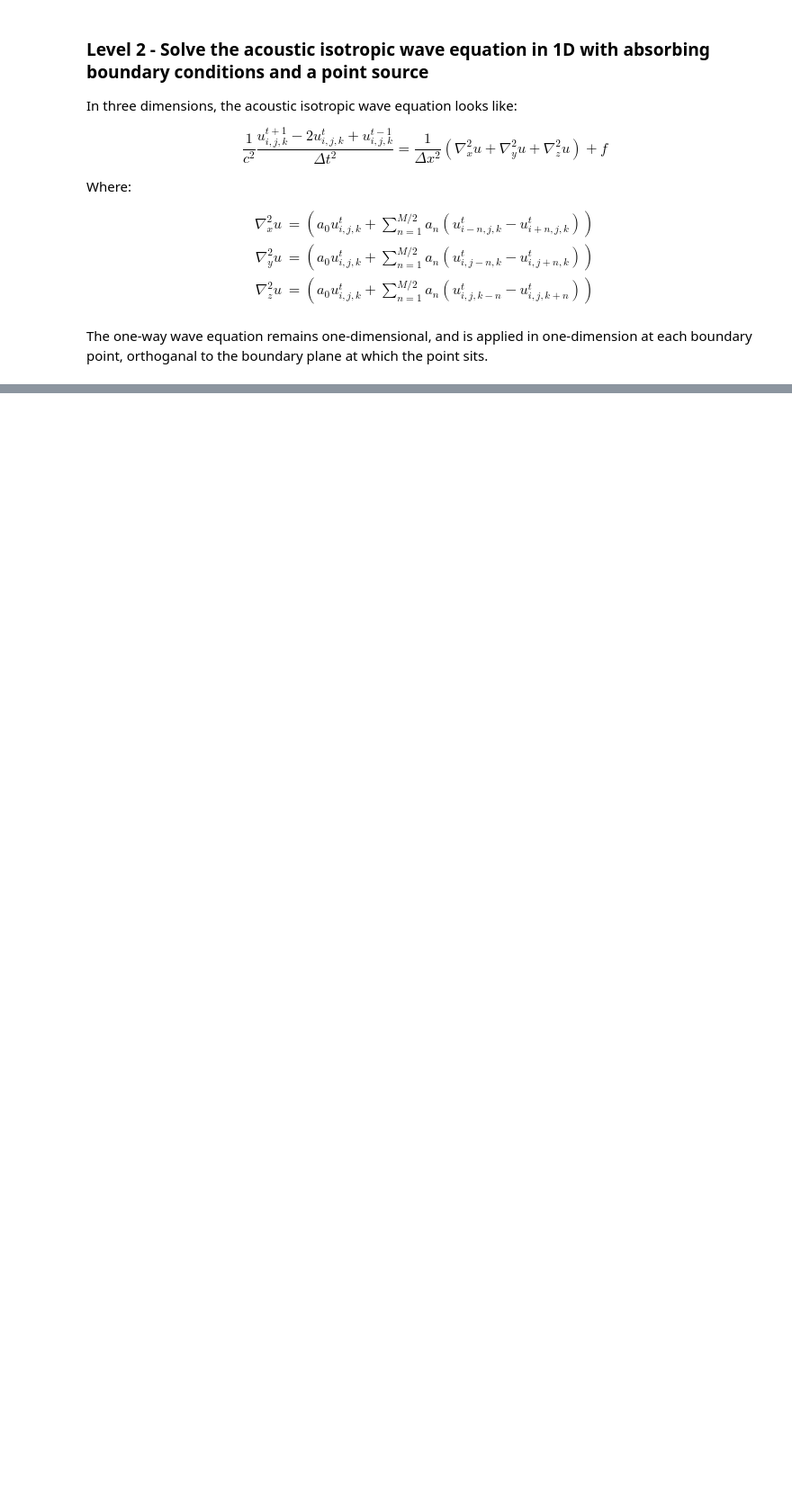
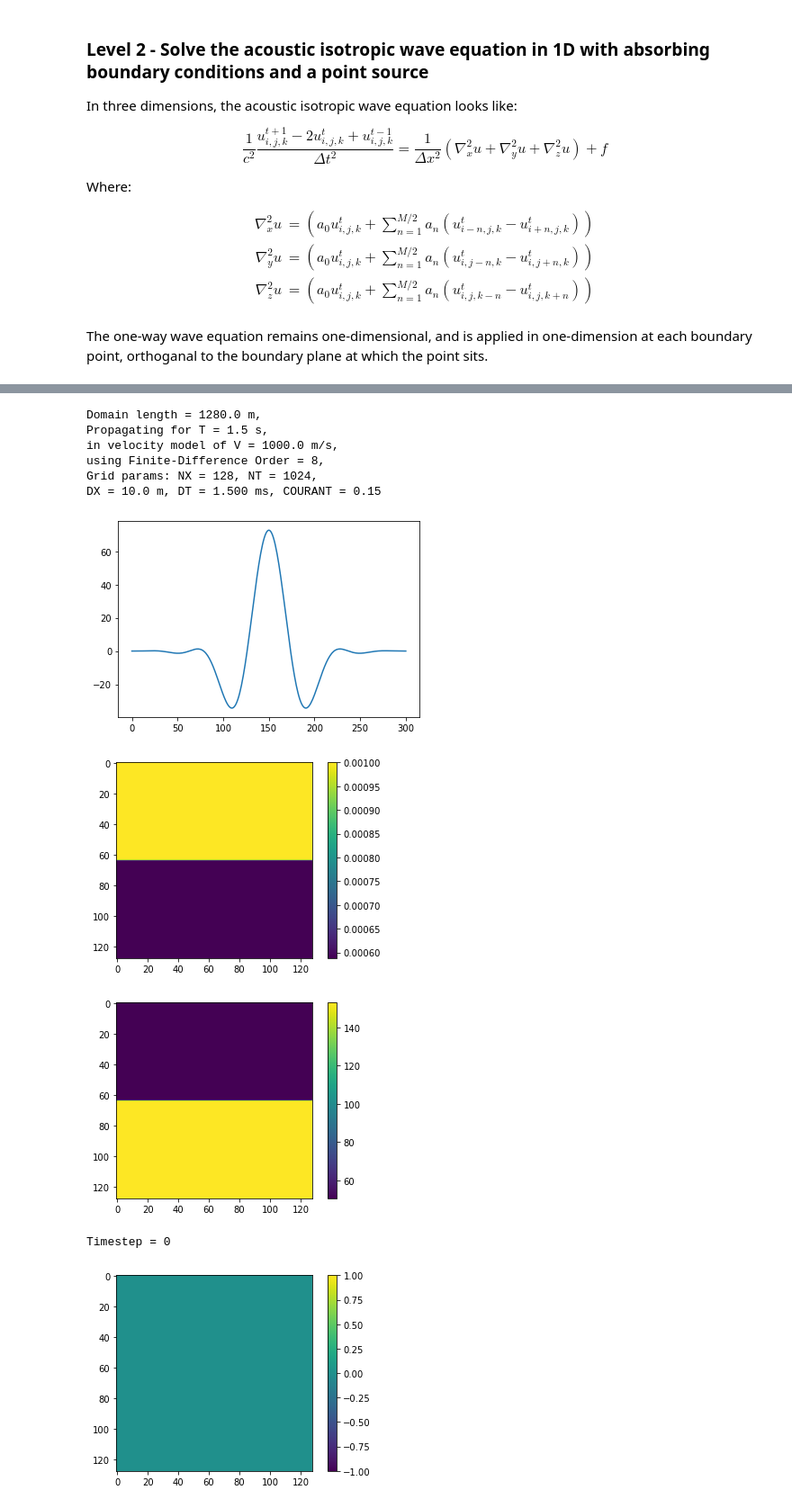
Before and after one commit to TheGitPuller/waveprop-examples, a Jupyter notebook: objectives.ipynb, the cells around one changed output, grey strips where cells are left out. Shown at 90% size. Cells and saved outputs as stored; diff of their text form; code cells hidden in the pictures; blank space fills up the shorter version.

```diff
--- a/objectives.ipynb
+++ b/objectives.ipynb
@@ -312,0 +405,57 @@ Timestep = 200
+# %%
+NX = int(128)
+NY = int(128)
+NZ = int(64)
+NT = int(1024)
+
+ORDER  = 8
+RHO_U = 1000.; RHO_L = 1700.
+VEL_U = 1500.; VEL_L = 2000.
+C_CRIT = 0.15 # IVD is less stable than isotropic
+
+DX = 10.
+DY = 10.
+DT = C_CRIT * DX / VEL # n.b. will change the source frequency
+
+L = NX * DX
+T = NT * DT
+
+print("""
+Domain length = %.1f m,
+Propagating for T = %.1f s,
+in velocity model of V = %.1f m/s,
+using Finite-Difference Order = %d,
+Grid params: NX = %d, NT = %d,
+DX = %.1f m, DT = %.3f ms, COURANT = %.2f
+""" % (L,T,VEL,ORDER,NX,NT,DX,DT*1e3,C_CRIT))
+
+SOURCE = init_src_wavelet(DT) # halved C_CRIT
+plt.plot(SOURCE); plt.show()
+
+buoy  = np.zeros((NX,NY,NZ))
+kappa = np.zeros((NX,NY,NZ))
+u1    = np.zeros((NX,NY,NZ))
+u2    = np.zeros((NX,NY,NZ))
+
+buoy[:NX//2,:,:] = 1./RHO_U
+buoy[NX//2:,:,:] = 1./RHO_L
+
+kappa[:NX//2,:,:] = RHO_U*VEL_U*VEL_U*DT*DT/DX/DX
+kappa[NX//2:,:,:] = RHO_L*VEL_L*VEL_L*DT*DT/DX/DX
+
+plt.imshow(buoy[:,:,NZ//2]);  plt.colorbar(); plt.show()
+plt.imshow(kappa[:,:,NZ//2]); plt.colorbar(); plt.show()
+
+iso_vd_extrapolate3d(u1,u2,buoy,kappa,DX,DT,NX,NY,NZ,NT,SOURCE,ORDER)
+# %% [output]
+Domain length = 1280.0 m,
+Propagating for T = 1.5 s,
+in velocity model of V = 1000.0 m/s,
+using Finite-Difference Order = 8,
+Grid params: NX = 128, NT = 1024,
+DX = 10.0 m, DT = 1.500 ms, COURANT = 0.15
+[figure, added]
+[figure, added]
+[figure, added]
+Timestep = 0
+[figure, added]
```
Also changed, not shown: parts of 9 cells of this notebook.
